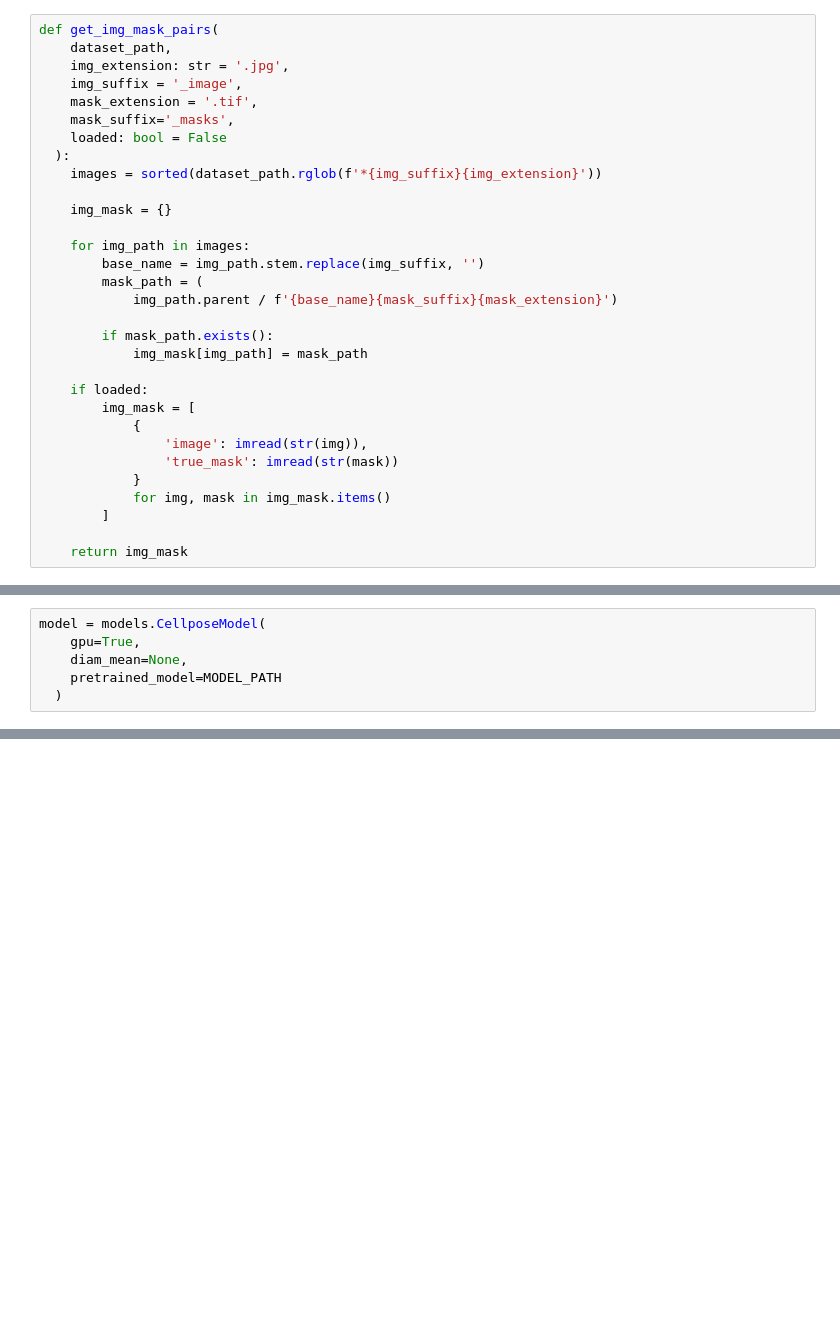
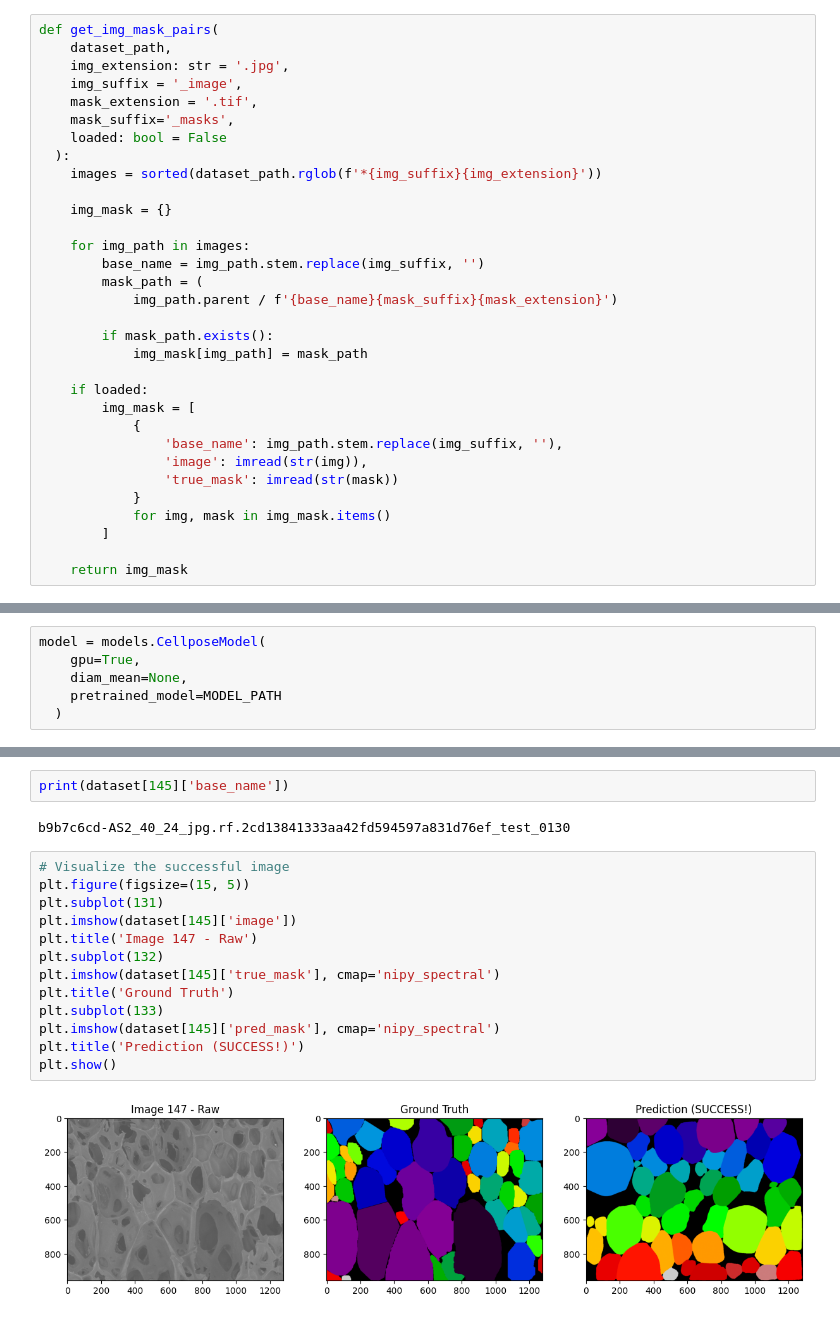
Before and after one commit to DWalicki95/MaterialsVision, a Jupyter notebook: notebooks/cellpose_finetuned_evaluation.ipynb, the cells around one changed output, grey strips where cells are left out. Cells and saved outputs as stored; diff of their text form; blank space fills up the shorter version.

```diff
--- a/notebooks/cellpose_finetuned_evaluation.ipynb
+++ b/notebooks/cellpose_finetuned_evaluation.ipynb
@@ -413,6 +415,7 @@ def get_img_mask_pairs(
     if loaded:
         img_mask = [
             {
+                'base_name': img_path.stem.replace(img_suffix, ''),
                 'image': imread(str(img)),
                 'true_mask': imread(str(mask))
             }
@@ -430,0 +561,19 @@ model = models.CellposeModel(
+# %%
+print(dataset[145]['base_name'])
+# %% [output]
+b9b7c6cd-AS2_40_24_jpg.rf.2cd13841333aa42fd594597a831d76ef_test_0130
+# %%
+# Visualize the successful image
+plt.figure(figsize=(15, 5))
+plt.subplot(131)
+plt.imshow(dataset[145]['image'])
+plt.title('Image 147 - Raw')
+plt.subplot(132)
+plt.imshow(dataset[145]['true_mask'], cmap='nipy_spectral')
+plt.title('Ground Truth')
+plt.subplot(133)
+plt.imshow(dataset[145]['pred_mask'], cmap='nipy_spectral')
+plt.title('Prediction (SUCCESS!)')
+plt.show()
+# %% [output]
+[figure, added]
```
Also changed, not shown: parts of 20 cells of this notebook.
